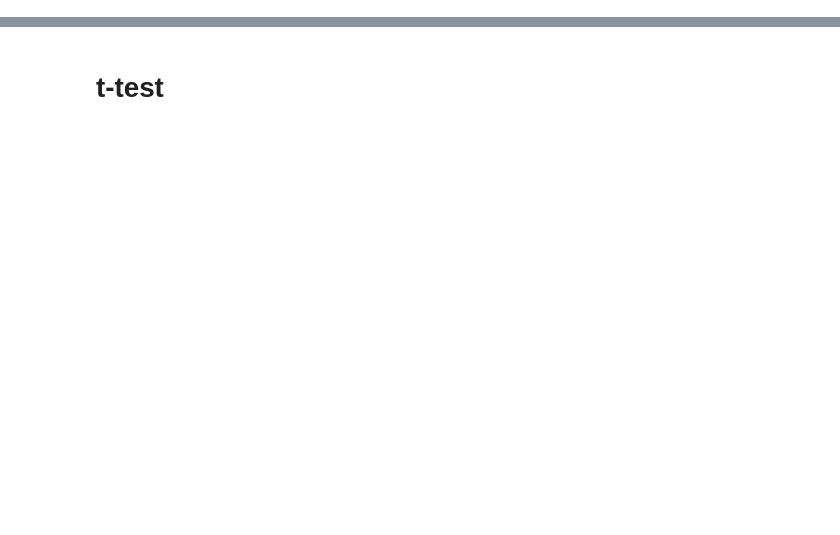
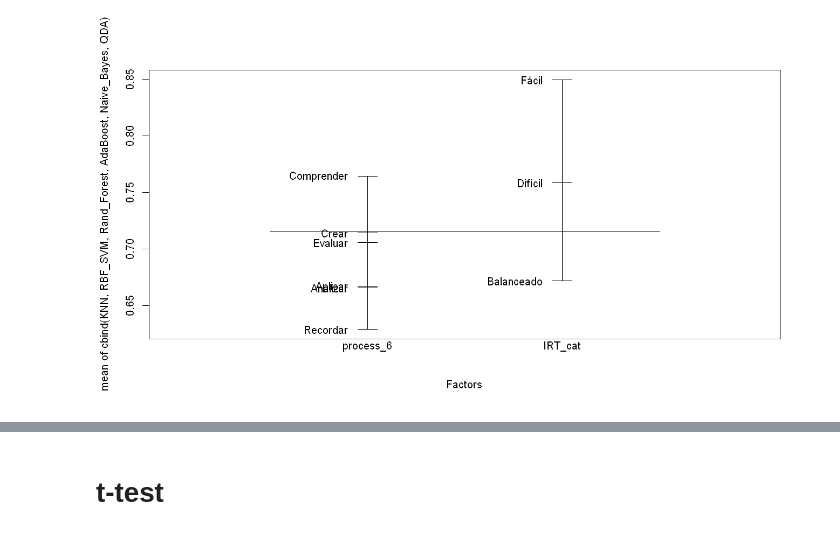
Before and after one commit to Yagwar/ASAG_Test, a Jupyter notebook: Final Results.ipynb, the cells around one changed output, grey strips where cells are left out. Saved outputs shown, nothing was run; the diff lists cells and outputs as text; code cells hidden in the pictures; blank space fills up the shorter version.

```diff
--- a/Final Results.ipynb
+++ b/Final Results.ipynb
@@ -251,0 +165,4 @@ Signif. codes:  0 '***' 0.001 '**' 0.01 '*' 0.05 '.' 0.1 ' ' 1
+# %%
+plot.design(cbind(KNN,RBF_SVM,Rand_Forest,AdaBoost,Naive_Bayes,QDA) ~ process_6 * IRT_cat, data=data_6)#,ylim=c(.45,.8))
+# %% [output]
+[figure, added]
```
Also changed, not shown: parts of 48 cells of this notebook, 2 other files.
